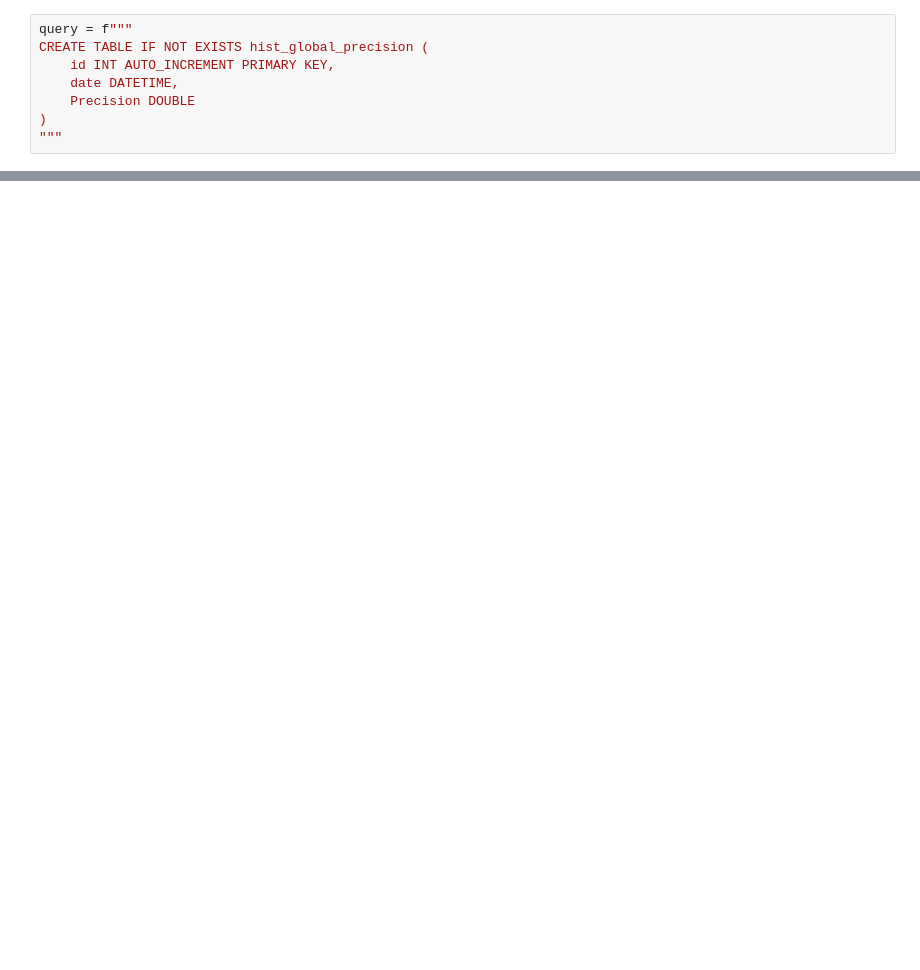
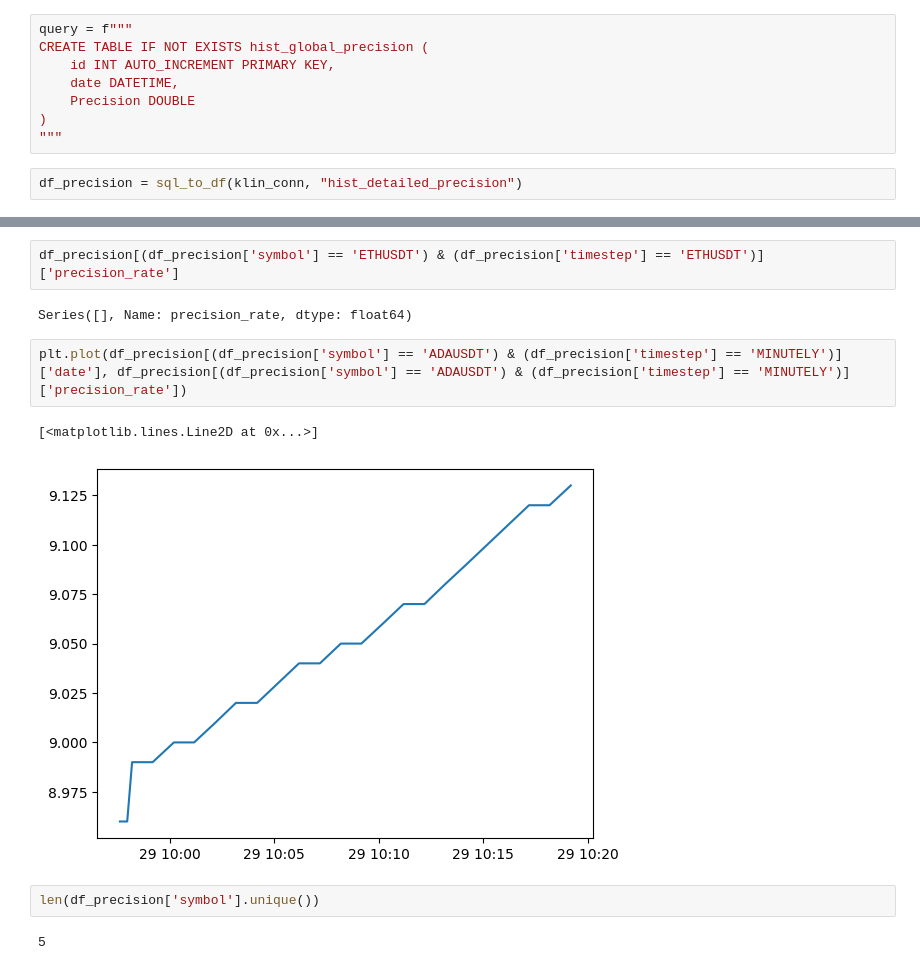
Before and after one commit to JohannGump/CryptoBot-Binance, a Jupyter notebook: airflow/brouillon.ipynb, the cells around one changed output, grey strips where cells are left out. Cells and saved outputs as stored; diff of their text form; blank space fills up the shorter version.

```diff
--- a/airflow/brouillon.ipynb
+++ b/airflow/brouillon.ipynb
@@ -128,3 +153,5 @@ CREATE TABLE IF NOT EXISTS hist_global_precision (
     Precision DOUBLE
 )
 """
+# %%
+df_precision = sql_to_df(klin_conn, "hist_detailed_precision")
@@ -130,0 +174,13 @@ CREATE TABLE IF NOT EXISTS hist_global_precision (
+# %%
+df_precision[(df_precision['symbol'] == 'ETHUSDT') & (df_precision['timestep'] == 'ETHUSDT')]['precision_rate']
+# %% [output]
+Series([], Name: precision_rate, dtype: float64)
+# %%
+plt.plot(df_precision[(df_precision['symbol'] == 'ADAUSDT') & (df_precision['timestep'] == 'MINUTELY')]['date'], df_precision[(df_precision['symbol'] == 'ADAUSDT') & (df_precision['timestep'] == 'MINUTELY')]['precision_rate'])
+# %% [output]
+[<matplotlib.lines.Line2D at 0x...>]
+[figure, added]
+# %%
+len(df_precision['symbol'].unique())
+# %% [output]
+5
```
Also changed, not shown: parts of 16 cells of this notebook, 1 other file.
